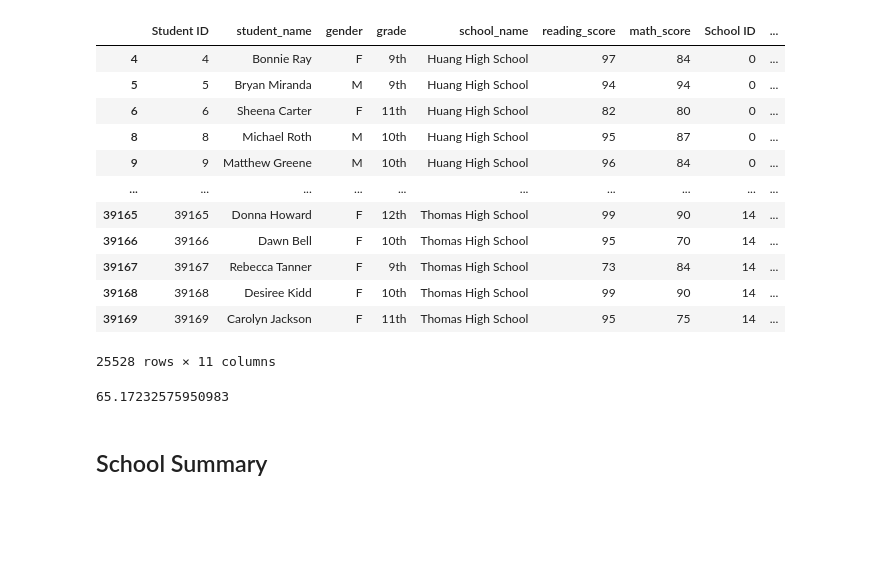
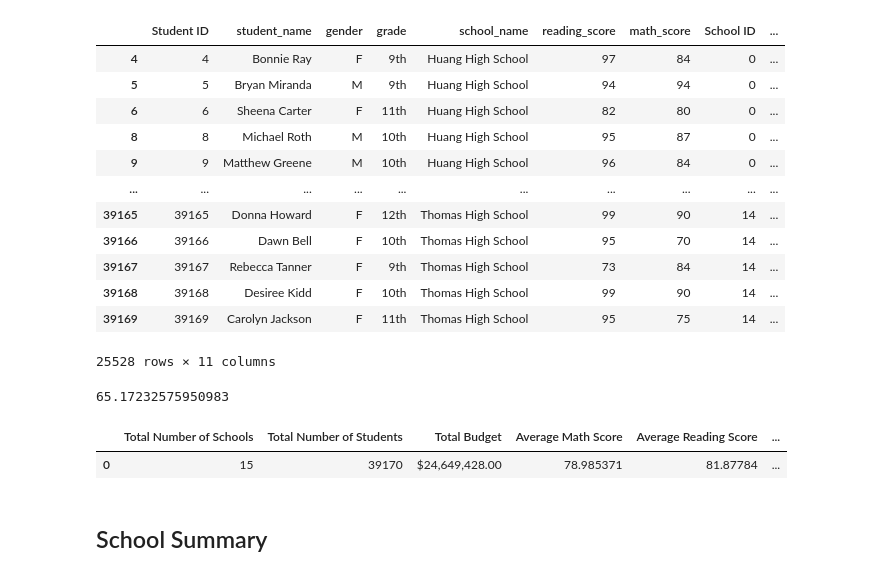
Before and after one commit to cass-john/pandas-challenge, a Jupyter notebook: PyCitySchools/PyCitySchools_main.ipynb, the cells around one changed output. Drawn from its saved outputs; the diff is of its cells as text; code cells hidden in the pictures; blank space fills up the shorter version.

Commit message:
Created dataframe to store data

```diff
--- a/PyCitySchools/PyCitySchools_main.ipynb
+++ b/PyCitySchools/PyCitySchools_main.ipynb
@@ -151,11 +151,21 @@ passed_both
 | 39168 | 39168 | Desiree Kidd | F | 10th | Thomas High School | 99 | 90 | 14 | ... |
 | 39169 | 39169 | Carolyn Jackson | F | 11th | Thomas High School | 95 | 75 | 14 | ... |
 25528 rows × 11 columns
-# %%
-overall_percent = len(passed_both)/ total_number_students * 100
-overall_percent
-# %% [output]
-65.17232575950983
+# %%
+#now finding the percect out of total number of students
+overall_percent = len(passed_both)/ total_number_students * 100
+overall_percent
+# %% [output]
+65.17232575950983
+# %%
+#create a dataframe to store the above info
+total_schools_dict = [{"Total Number of Schools": "15", "Total Number of Students": "39170", "Total Budget": "$24,649,428.00", "Average Math Score": "78.985371", "Average Reading Score": "81.87784", "% Passing Math": "74.980853", "% Passing Reading": "85.805463", "% Overall": "65.172326"}]
+
+school_data = pd.DataFrame(total_schools_dict)
+school_data
+# %% [output]
+|  | Total Number of Schools | Total Number of Students | Total Budget | Average Math Score | Average Reading Score | ... |
+| 0 | 15 | 39170 | $24,649,428.00 | 78.985371 | 81.87784 | ... |
 # %% [markdown]
 ## School Summary
 # %% [markdown]
```
